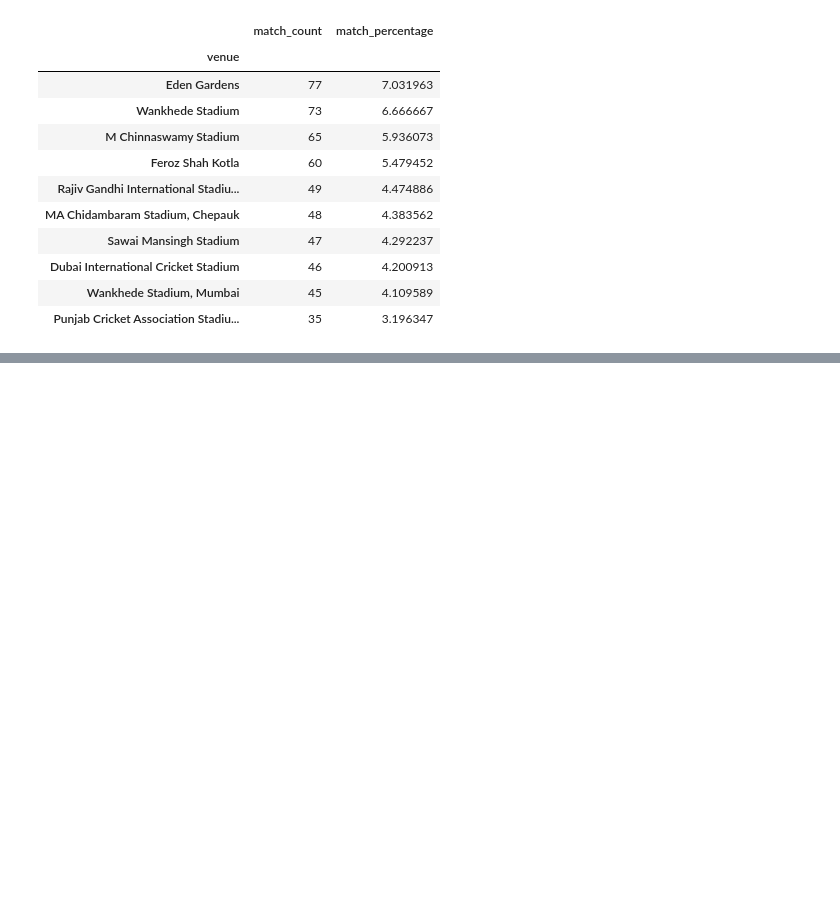
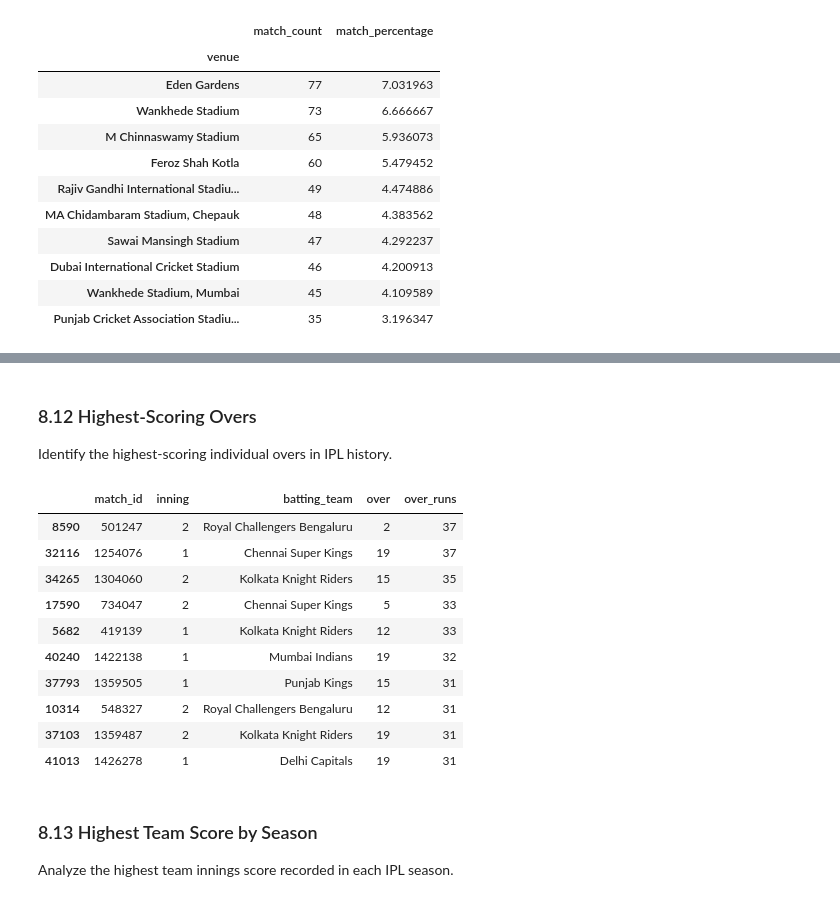
Before and after one commit to khalil-Gardiwal/ipl-data-analysis, a Jupyter notebook: notebooks/ipl-analysis.ipynb, the cells around one changed output, grey strips where cells are left out. Drawn from its saved outputs; the diff is of its cells as text; code cells hidden in the pictures; blank space fills up the shorter version.

Commit message:
Complete batting and scoring analysis

```diff
--- a/notebooks/ipl-analysis.ipynb
+++ b/notebooks/ipl-analysis.ipynb
@@ -1405,0 +1710,31 @@ venue_share
+# %% [markdown]
+### 8.12 Highest-Scoring Overs
+
+Identify the highest-scoring individual overs in IPL history.
+# %%
+highest_scoring_overs = (
+    deliveries
+    .groupby(["match_id", "inning", "batting_team", "over"])["total_runs"]
+    .sum()
+    .reset_index(name="over_runs")
+    .sort_values("over_runs", ascending=False)
+    .head(10)
+)
+
+highest_scoring_overs
+# %% [output]
+|  | match_id | inning | batting_team | over | over_runs |
+| 8590 | 501247 | 2 | Royal Challengers Bengaluru | 2 | 37 |
+| 32116 | 1254076 | 1 | Chennai Super Kings | 19 | 37 |
+| 34265 | 1304060 | 2 | Kolkata Knight Riders | 15 | 35 |
+| 17590 | 734047 | 2 | Chennai Super Kings | 5 | 33 |
+| 5682 | 419139 | 1 | Kolkata Knight Riders | 12 | 33 |
+| 40240 | 1422138 | 1 | Mumbai Indians | 19 | 32 |
+| 37793 | 1359505 | 1 | Punjab Kings | 15 | 31 |
+| 10314 | 548327 | 2 | Royal Challengers Bengaluru | 12 | 31 |
+| 37103 | 1359487 | 2 | Kolkata Knight Riders | 19 | 31 |
+| 41013 | 1426278 | 1 | Delhi Capitals | 19 | 31 |
+# %% [markdown]
+### 8.13 Highest Team Score by Season
+
+Analyze the highest team innings score recorded in each IPL season.
```
Also changed, not shown: parts of 26 cells of this notebook.
